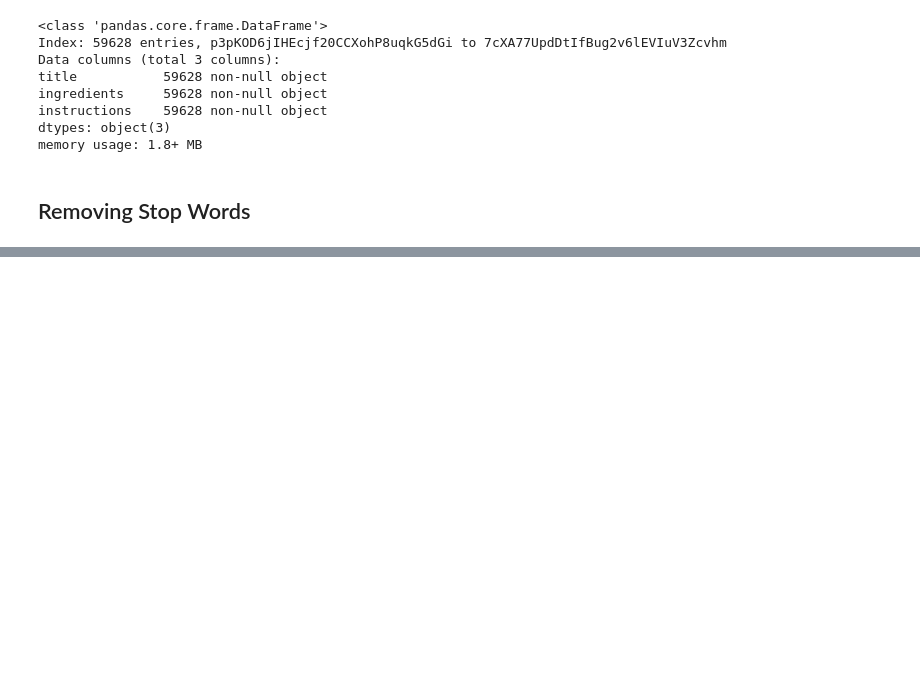
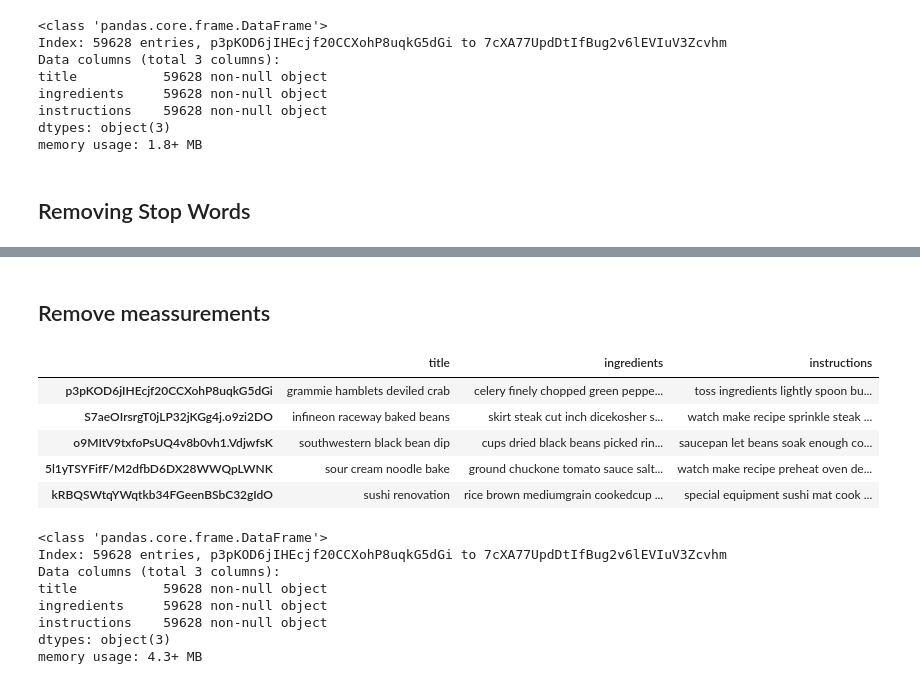
Before and after one commit to CJL89/Recipe_Generator, a Jupyter notebook: Recipe_Creator_Data_Cleaner.ipynb, the cells around one changed output, grey strips where cells are left out. Cells and saved outputs as stored; diff of their text form; code cells hidden in the pictures; blank space fills up the shorter version.

```diff
--- a/Recipe_Creator_Data_Cleaner.ipynb
+++ b/Recipe_Creator_Data_Cleaner.ipynb
@@ -216,0 +250,32 @@ Name: ingredients, Length: 59628, dtype: bool
+# %% [markdown]
+## Remove meassurements
+# %%
+# Defining measurement words and prep words:
+measure_tokens = ['cup', 'can', 'teaspoon', 'tsp', 'tablespoon', 'tbsp', 'pound', 'lb', 'jar', 'bottle', 'stick', 'about', 'pounds','cups'
+                  'pinch', 'appx', 'half', 'optional', 'milliter', 'micro', 'ounce', 'small', 'large', 'medium', 'envelope',
+                  'ear', 'piece', 'drops', 'oz', 'bunch', 'slice', 'spoonful', 'advertisement']
+
+prep_tokens = ['diced', 'stewed', 'chopped', 'crumbled', 'peeled', 'minced', 'fresh', 'divided', 'cooked', 'washed', 'softened',
+               'sliced', 'deveined', 'shaken', 'finely', 'toasted', 'frozen', 'mixed', 'cut', 'squeezed', 'cracked', 'halved',
+               'roasted', 'grilled','dried', 'freshly', 'ground', 'coarse', 'beaten', 'blend', 'blended', 'seeded',
+               'grated', 'chilled', 'garnish', 'discarded', 'powdered', 'cooled', 'sifted', 'drained', 'granulated', 'crushed']
+# %%
+df_clean["ingredients"] = [' '.join(i for i in x.split() if i not in measure_tokens and prep_tokens) for x in df_clean['ingredients']]
+df_clean["instructions"] = df_clean['instructions'].apply(lambda x: ' '.join([word for word in x.split() if word not in measure_tokens and prep_tokens]))
+df_clean.head()
+df_clean.info()
+# %% [output]
+|  | title | ingredients | instructions |
+| p3pKOD6jIHEcjf20CCXohP8uqkG5dGi | grammie hamblets deviled crab | celery finely chopped green peppe... | toss ingredients lightly spoon bu... |
+| S7aeOIrsrgT0jLP32jKGg4j.o9zi2DO | infineon raceway baked beans | skirt steak cut inch dicekosher s... | watch make recipe sprinkle steak ... |
+| o9MItV9txfoPsUQ4v8b0vh1.VdjwfsK | southwestern black bean dip | cups dried black beans picked rin... | saucepan let beans soak enough co... |
+| 5l1yTSYFifF/M2dfbD6DX28WWQpLWNK | sour cream noodle bake | ground chuckone tomato sauce salt... | watch make recipe preheat oven de... |
+| kRBQSWtqYWqtkb34FGeenBSbC32gIdO | sushi renovation | rice brown mediumgrain cookedcup ... | special equipment sushi mat cook ... |
+<class 'pandas.core.frame.DataFrame'>
+Index: 59628 entries, p3pKOD6jIHEcjf20CCXohP8uqkG5dGi to 7cXA77UpdDtIfBug2v6lEVIuV3Zcvhm
+Data columns (total 3 columns):
+title           59628 non-null object
+ingredients     59628 non-null object
+instructions    59628 non-null object
+dtypes: object(3)
+memory usage: 4.3+ MB
```
Also changed, not shown: parts of 12 cells of this notebook.
